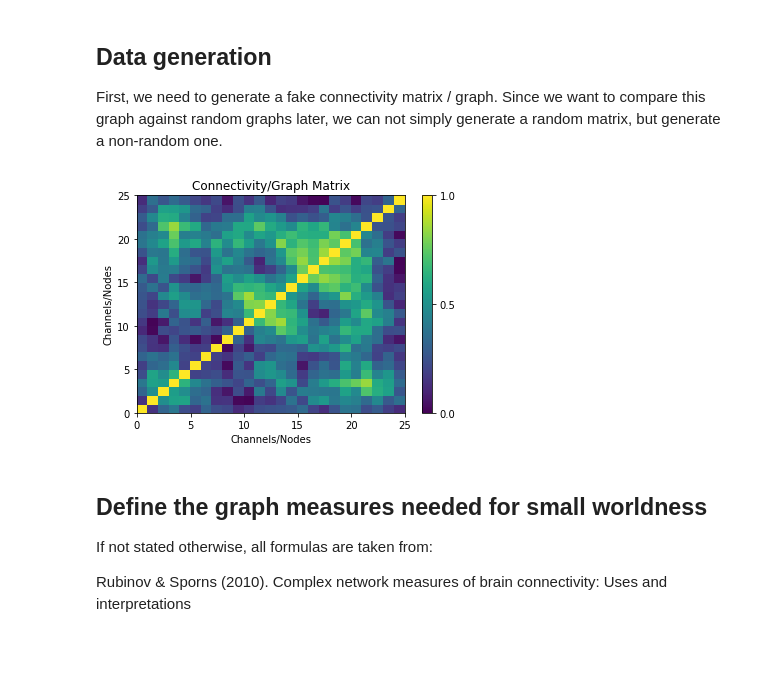
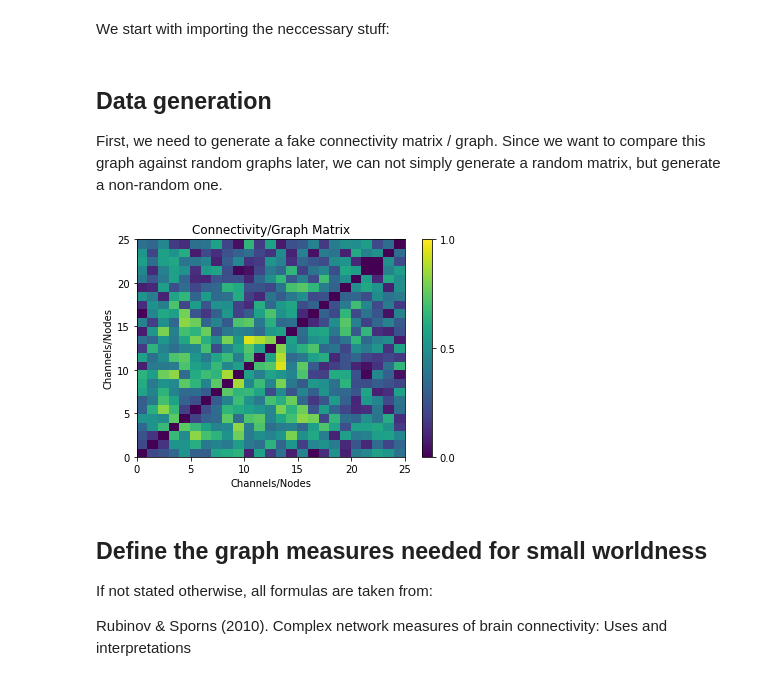
Before and after one commit to DiGyt/snippets, a Jupyter notebook: graph_measures_implementation.ipynb, the cells around one changed output. Saved outputs shown, nothing was run; the diff lists cells and outputs as text; code cells hidden in the pictures; blank space fills up the shorter version.

```diff
--- a/graph_measures_implementation.ipynb
+++ b/graph_measures_implementation.ipynb
@@ -22,3 +15,5 @@ To begin with the code, start with importing the neccessary stuff:
+# %% [markdown]
+We start with importing the neccessary stuff:
 # %%
 import numpy as np
 import matplotlib.pyplot as plt
@@ -29,40 +24,55 @@ First, we need to generate a fake connectivity matrix / graph. Since we want to
 # %%
 def generate_graph(n_nodes, regularity=0.1):
   # start with a random matrix
   matrix = np.random.rand(n_nodes, n_nodes)
 
   # make funny patterns:
   for i in range(n_nodes):
     for ii in range(n_nodes):
       if matrix[i, ii] > matrix[i - 3, ii - 13]:
         matrix[i-2:i+2, ii-2:ii+2] += regularity
 
   # normalize it from 0 to 0.95, as we shouldn't assume that independet signals are perfectly connected.
   matrix /= np.max(matrix) / 0.95
 
   # make it look like a connectivity matrix
   for i in range(n_nodes):
     for ii in range(n_nodes):
       # mirror it
       matrix[ii, i] = matrix[i,ii]
 
-      # make the diagonal perfectly connected
-      if i == ii:
-        matrix[i, ii] = 1
+  matrix = remove_self_connections(matrix)
 
+  return matrix # 1 - matrix!
+
+
+def remove_self_connections(matrix):
+  """Removes the self-connections of a network graph."""
+  for i in range(len(matrix)):
+    matrix[i, i] = 0
   return matrix
 
-def plot_graph(graph_matrix, title="Connectivity/Graph Matrix"):
+
+def invert_matrix(matrix):
+  """Invert a matrix from 0 to 1, dependent on whether dealing with distances or weight strengths."""
+  new_matrix = 1 - matrix.copy()
+  return remove_self_connections(new_matrix)
+
+
+def plot_graph(graph_matrix, title="Connectivity/Graph Matrix", show=True, cb=True):
   plt.pcolormesh(graph_matrix, vmin=0, vmax=1)
   plt.title(title)
   plt.ylabel('Channels/Nodes')
   plt.xlabel('Channels/Nodes')
-  plt.colorbar(ticks=[0, .5, 1])
-  plt.show()
+  if cb:
+    plt.colorbar(ticks=[0, .5, 1])
+  if show:
+    plt.show()
 
-plot_graph(generate_graph(n_nodes=25, regularity=0.15))
+
+plot_graph(generate_graph(n_nodes=25, regularity=0.05))
 # %% [output]
-[figure, old version]
+[figure, new version]
 # %% [markdown]
 ## Define the graph measures needed for small worldness
 
```
Also changed, not shown: parts of 13 cells of this notebook.
